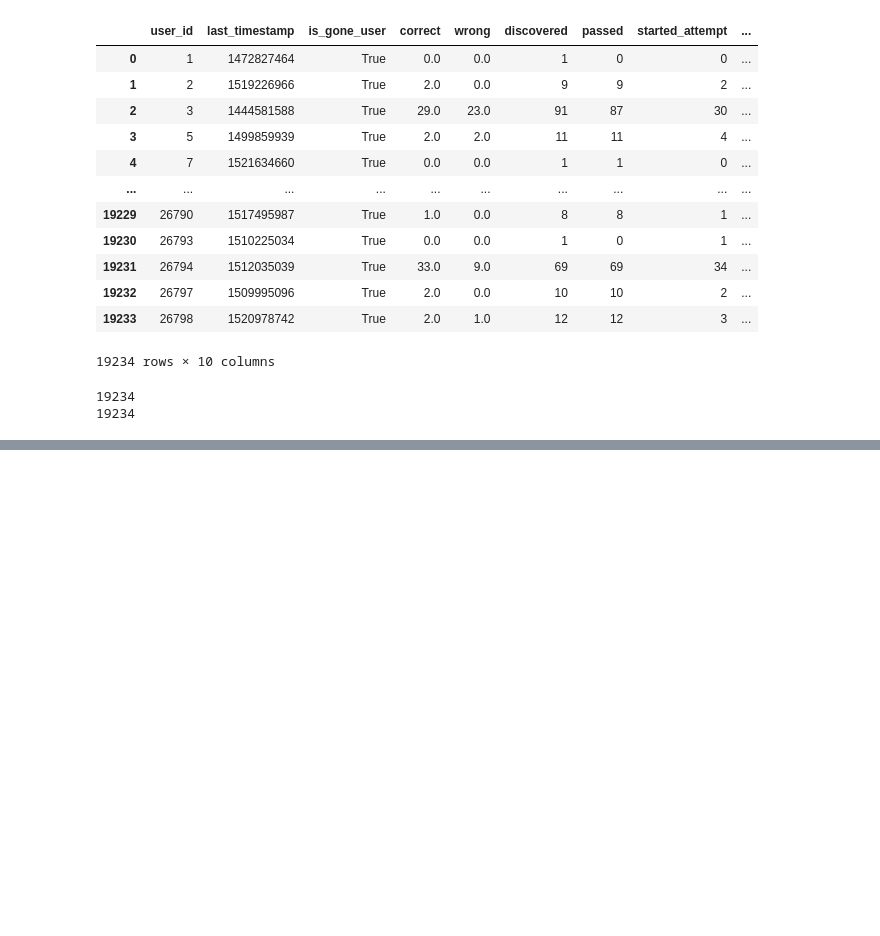
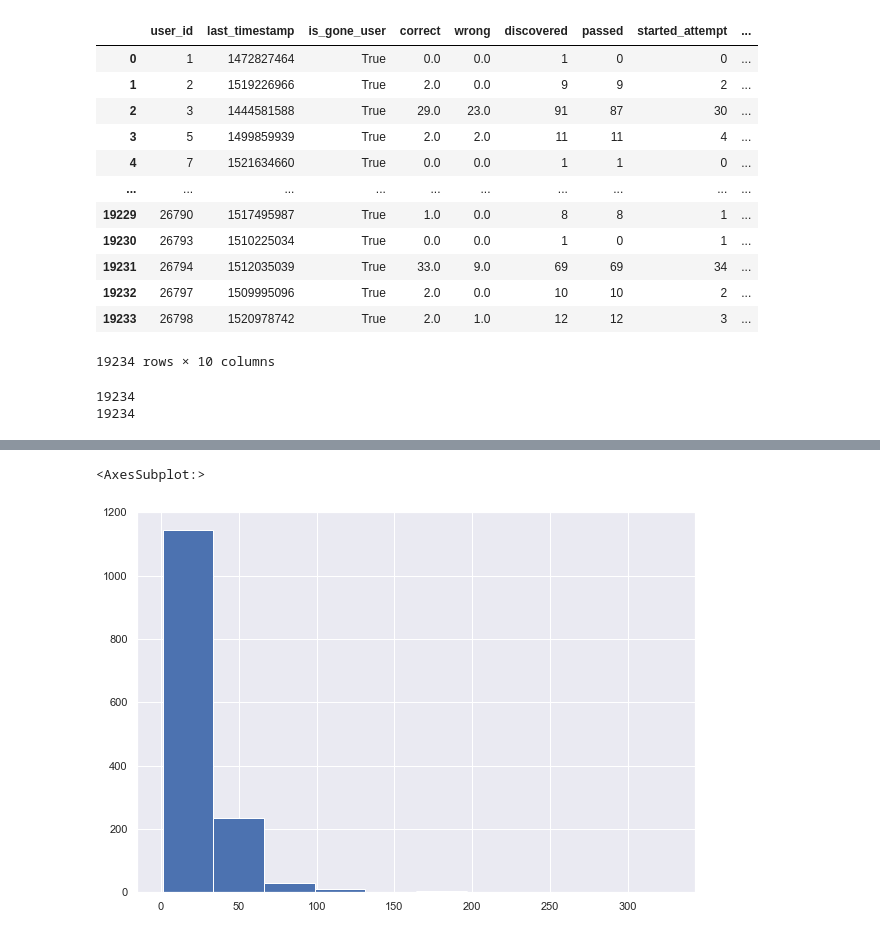
Before and after one commit to Felecort/DS-Rush, a Jupyter notebook: src/stepik_project/1_feature_engineering.ipynb, the cells around one changed output, grey strips where cells are left out. Cells and saved outputs as stored; diff of their text form; code cells hidden in the pictures; blank space fills up the shorter version.

```diff
--- a/src/stepik_project/data_preprocesing/1.ipynb
+++ b/src/stepik_project/1_feature_engineering.ipynb
@@ -291,0 +288,5 @@ users_data
+# %%
+users_data[users_data.passed_course].day.hist()
+# %% [output]
+<AxesSubplot:>
+[figure, added]
```
Also changed, not shown: parts of 42 cells of this notebook, 5 other files.
